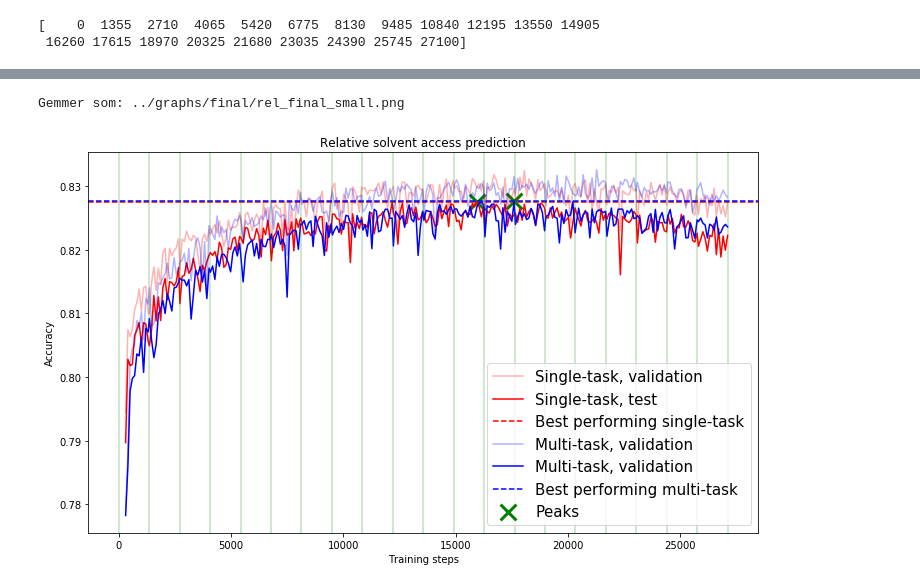
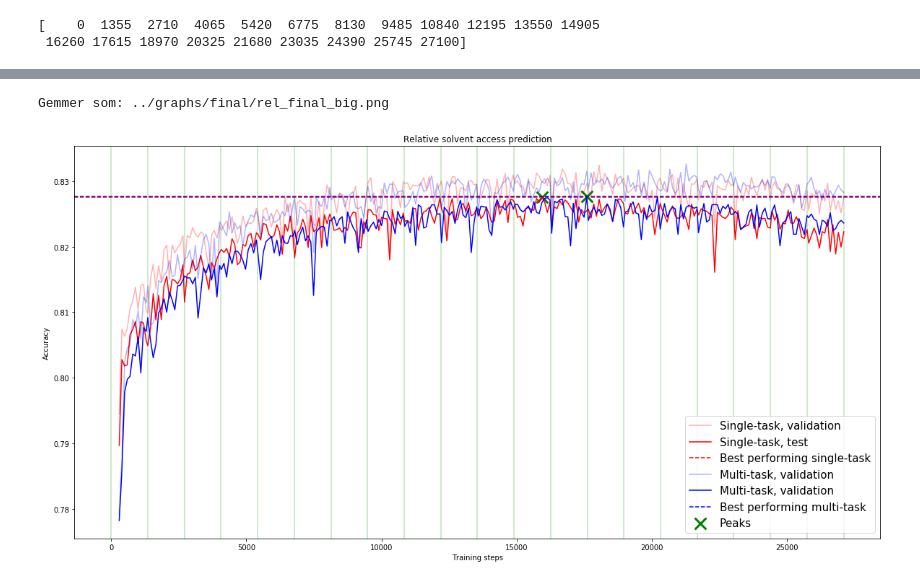
Before and after one commit to archStant/Bachelor19, a Jupyter notebook: code/visualization.ipynb, the cells around one changed output, grey strips where cells are left out. Cells and saved outputs as stored; diff of their text form; code cells hidden in the pictures.

```diff
--- a/code/visualization.ipynb
+++ b/code/visualization.ipynb
@@ -6,8 +6,8 @@ import matplotlib
 
 from pathlib import Path
 # %%
-matplotlib.rcParams['figure.figsize'] = (12,7) # Til rapport
-#matplotlib.rcParams['figure.figsize'] = (20,10) # Til undervejs
+#matplotlib.rcParams['figure.figsize'] = (12,7) # Til rapport
+matplotlib.rcParams['figure.figsize'] = (20,10) # Til undervejs
 # %%
 %store -r v_accuracies_single
 %store -r t_accuracies_single
@@ -99,6 +104,6 @@ print('(%d\t%.4f)\t(%d\t%.4f)\t(%d\t%.4f)\t(%d\t%.4f)' % (ss_best_single_valid_e
 # %%
-savefile = 0
-filename = '../graphs/new/final_abs_small.png'
+savefile = 1
+filename = '../graphs/final/final_secondary_big.png'
 prefix = 'Kernel sizes: '
 
 offset = 10
@@ -106,11 +111,11 @@ offset = 10
 LW=2
 plt.plot(steps_cum[offset:], v_accuracies_single[offset:], label='Single-task, validation', c='r', alpha=0.3)#, lw=LW)
 plt.plot(steps_cum[offset:], t_accuracies_single[offset:], label='Single-task, test', c='r', alpha=1)#, lw=LW)
-plt.axhline(y=best_single_test, label='Best performing single-task', ls='--', c='r')
+plt.axhline(y=ss_best_single_test, label='Best performing single-task', ls='--', c='r')
 
 plt.plot(steps_cum[offset:], acc_struct_v_multi[offset:], label='Multi-task, validation', c='b', alpha=0.3)#, lw=LW)
 plt.plot(steps_cum[offset:], acc_struct_t_multi[offset:], label='Multi-task, test', c='b', alpha=1)#, lw=LW)
-plt.axhline(y=best_multi_test, label='Best performing multi-task', ls='--', c='b')
+plt.axhline(y=ss_best_multi_test, label='Best performing multi-task', ls='--', c='b')
 #plt.plot(steps_cum[3:], acc_structs4[3:], label=())#, lw=LW)
 #plt.plot(steps_cum[3:], acc_structs6[3:], label=('%s %s' % (prefix, '')))#, lw=LW)
 #plt.plot(steps_cum[3:], acc_structs7[3:], label=('%s %s' % (prefix, '')))#, lw=LW)
@@ -178,6 +184,6 @@ print('(%d\t%.4f)\t(%d\t%.4f)\t(%d\t%.4f)\t(%d\t%.4f)' % (rel_best_single_valid_
 # %%
-savefile = 0
-filename = '../graphs/final/rel_final_small.png'
+savefile = 1
+filename = '../graphs/final/rel_final_big.png'
 prefix = 'Kernel sizes: '
 
 LW=2
@@ -186,35 +192,35 @@ plt.plot(steps_cum[3:], solv_rel_accs_t[3:], label='Single-task, test', c='r', a
 plt.axhline(y=rel_best_single_test, label='Best performing single-task', ls='--', c='r')
 plt.plot(steps_cum[3:], rel_accs_v_multi[3:], label='Multi-task, validation', c='b', alpha=0.3)#, lw=LW)
 plt.plot(steps_cum[3:], rel_accs_t_multi[3:], label='Multi-task, validation', c='b', alpha=1)#, lw=LW)
 plt.axhline(y=rel_best_multi_test, label='Best performing multi-task', ls='--', c='b')
 #plt.plot(steps_cum[3:], acc_structs4[3:], label=())#, lw=LW)
 #plt.plot(steps_cum[3:], acc_structs6[3:], label=('%s %s' % (prefix, '')))#, lw=LW)
 #plt.plot(steps_cum[3:], acc_structs7[3:], label=('%s %s' % (prefix, '')))#, lw=LW)
 
 for i in epochs:
     plt.axvline(x=i, alpha=0.25, c='g')
 
 
 plt.scatter(rel_peaksx, rel_peaksy, c='green', marker='x', s=250, lw=3, label='Peaks')
 
 
 plt.title('Relative solvent access prediction')
 plt.xlabel('Training steps')
 plt.ylabel('Accuracy')
 plt.legend(prop={'size': 15})
 #plt.show()
 if savefile:
     my_file = Path(filename)
     if my_file.is_file():
         print('Filen findes allerede')
     else:
         print('Gemmer som:', filename)
         plt.savefig(filename)
 
 #plt.savefig('../graphs/new/kernel_size_variations_1.png')
 # %% [output]
-Gemmer som: ../graphs/final/rel_final_small.png
+Gemmer som: ../graphs/final/rel_final_big.png
-[figure, old version]
+[figure, new version]
 # %%
 singlevals_t = solv_abs_accs_t
 multivals_t = abs_accs_t_multi
```
Also changed, not shown: parts of 5 cells of this notebook, 16 other files.
